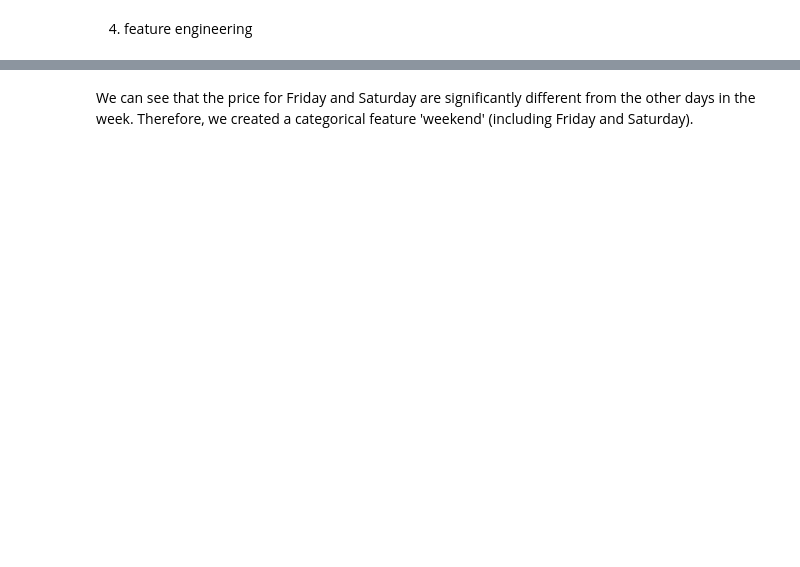
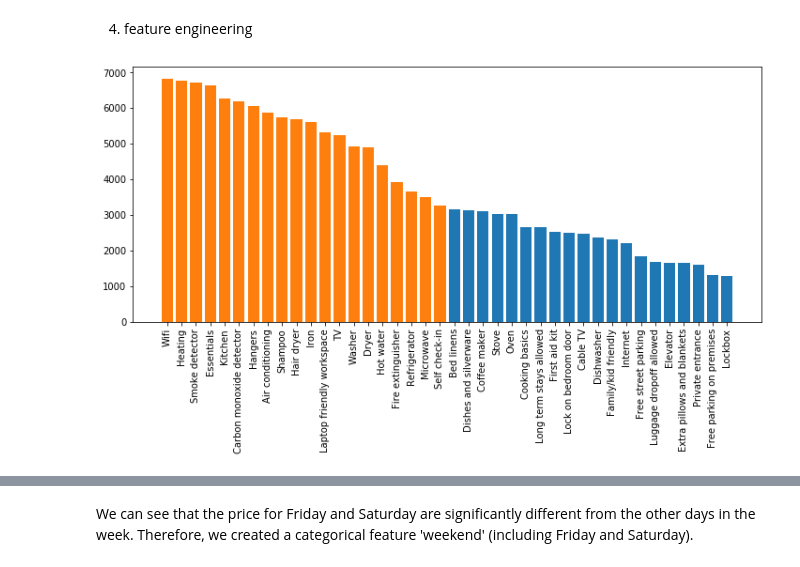
Before and after one commit to YimingXu1213/AirbnbPricing, a Jupyter notebook: Model/EDA_baselineModel.ipynb, the cells around one changed output, grey strips where cells are left out. Drawn from its saved outputs; the diff is of its cells as text; code cells hidden in the pictures; blank space fills up the shorter version.

```diff
--- a/Model/EDA_baselineModel.ipynb
+++ b/Model/EDA_baselineModel.ipynb
@@ -20,7 +21,7 @@ from scipy.optimize import minimize
 # %%
 df = pd.read_csv('data/calendar_compiled.csv')
 df_calendar = df.drop(['Unnamed: 0'], axis =1)
-df_listing = pd.read_csv('data/listings.csv')
+df_listing = pd.read_csv('data/listings_complete.csv')
 # %% [markdown]
 ##  EDA
 # %% [markdown]
@@ -78,0 +99,20 @@ df_clean['host_length'] = (df_clean['date'] - df_clean['host_since']).dt.days
+# %%
+# extract important amenities info
+# we are interested in the top 20 amenities
+all_amenities = []
+for amenities in df_listing.amenities:
+    list_amenities = amenities[1:-1].split(',')
+    list_amenities = np.char.strip(list_amenities,'\"')
+    all_amenities.extend(list_amenities)
+
+n_amenities = 20
+amenities_interest = [pair[0] for pair in Counter(all_amenities).most_common()[:n_amenities]]
+amenities_interest_cnt = [pair[1] for pair in Counter(all_amenities).most_common()[:n_amenities]]
+
+fig,ax=plt.subplots(1,1,figsize=(12,5))
+plt.bar([pair[0] for pair in Counter(all_amenities).most_common()[:40]],
+        [pair[1] for pair in Counter(all_amenities).most_common()[:40]])
+plt.bar(amenities_interest,amenities_interest_cnt)
+plt.xticks(rotation=90);
+# %% [output]
+[figure, added]
```
Also changed, not shown: parts of 14 cells of this notebook, 3 other files.
